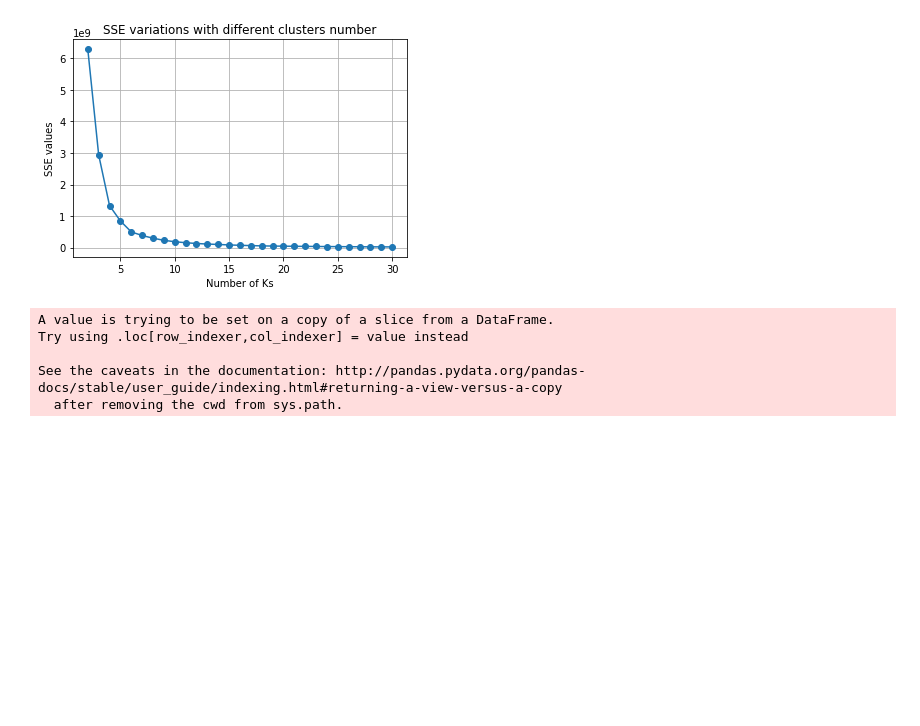
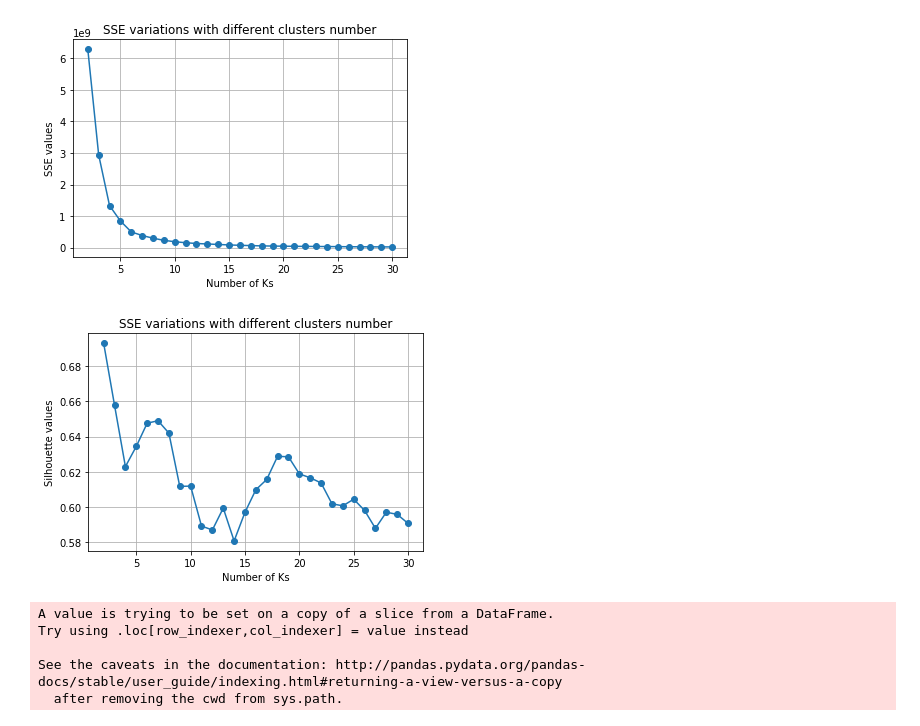
Before and after one commit to samucucchi/DataMining-1, a Jupyter notebook: DataClustering-attrition.ipynb, the cells around one changed output. Saved outputs shown, nothing was run; the diff lists cells and outputs as text; code cells hidden in the pictures; blank space fills up the shorter version.

Commit message:
silhouette score

```diff
--- a/DataClustering-attrition.ipynb
+++ b/DataClustering-attrition.ipynb
@@ -55,6 +55,6 @@ sse_values = list()
 max_k = 30
 for k in range(2, max_k + 1):
     kmeans = KMeans(n_clusters = k, max_iter = 100)
-    kmeans.fit(to_clusterize[to_push_5])
+    kmeans.fit(to_clusterize)
     sse_values.append(kmeans.inertia_)
 # %%
@@ -67,6 +67,27 @@ plt.ylabel("SSE values")
 plt.show()
 # %% [output]
 [figure]
+# %%
+#Calculating best number of clusters using Silhouette score
+from sklearn.metrics import silhouette_score
+
+silh_values = list()
+for k in range(2, max_k + 1):
+    kmeans = KMeans(n_clusters = k)
+    kmeans.fit(to_clusterize)
+    labels_k = kmeans.labels_
+    score_k = silhouette_score(to_clusterize, labels_k)
+    silh_values.append(score_k)
+# %%
+#Plotting Silhouette Score
+plt.plot(range(2, max_k + 1), silh_values, marker = "o")
+plt.grid(True)
+plt.title("SSE variations with different clusters number")
+plt.xlabel("Number of Ks")
+plt.ylabel("Silhouette values")
+plt.show()
+# %% [output]
+[figure, added]
 # %%
 #Computes KMeans with the selected number of clusters
 kmeans = KMeans(n_clusters = 10, max_iter = 100)
```
Also changed, not shown: parts of 1 cell of this notebook.
